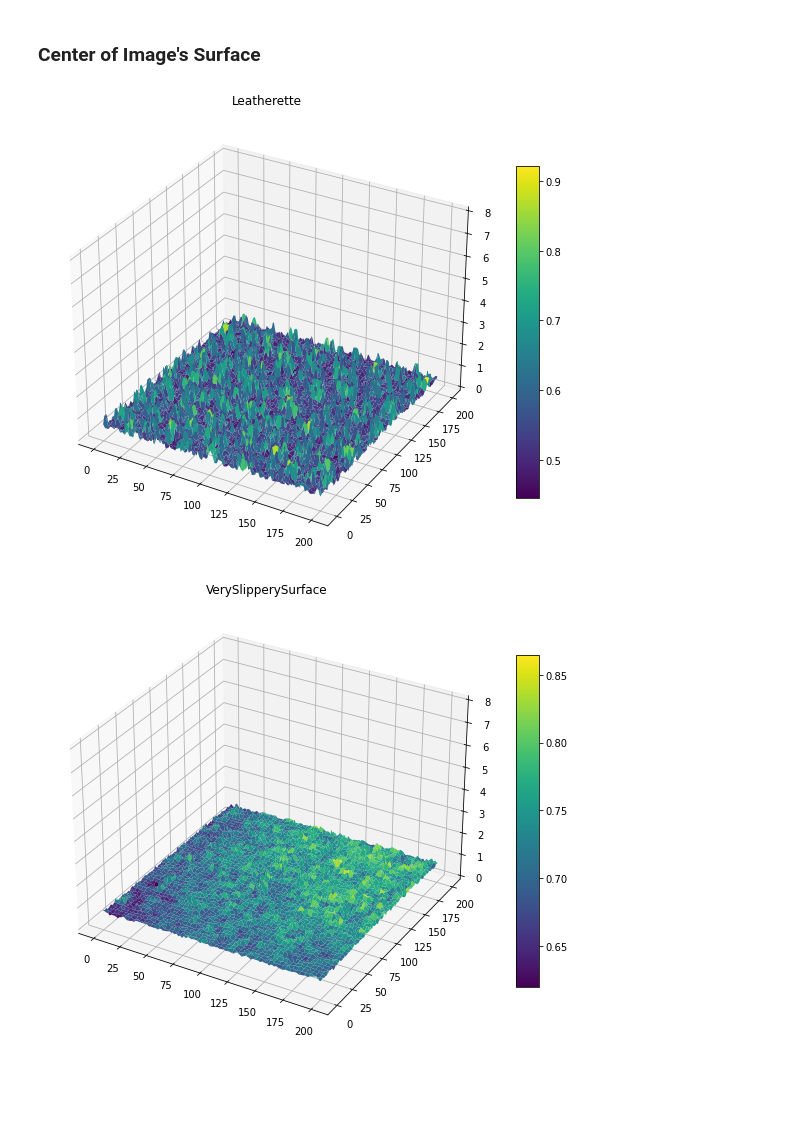
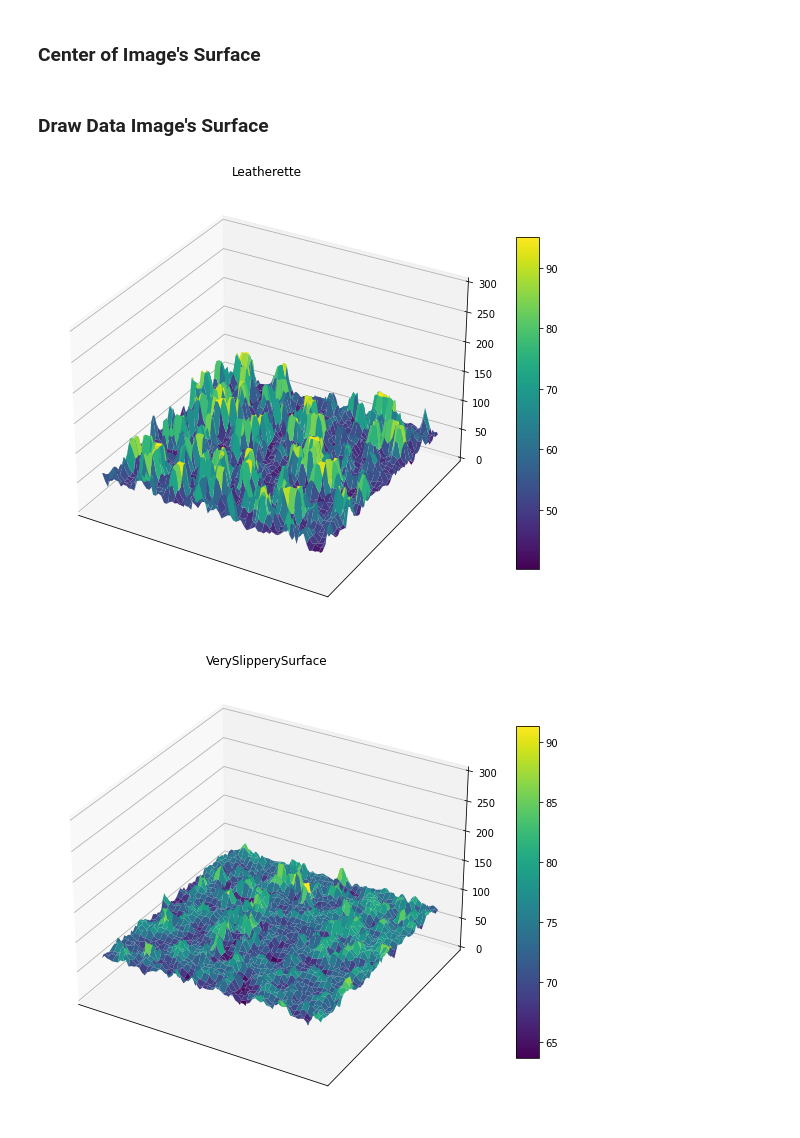
Before and after one commit to Kchanghun/CompareSurfaceRoughness, a Jupyter notebook: CompareSurfaceRoughness.ipynb, the cells around one changed output. Saved outputs shown, nothing was run; the diff lists cells and outputs as text; code cells hidden in the pictures; blank space fills up the shorter version.

```diff
--- a/CompareSurfaceRoughness.ipynb
+++ b/CompareSurfaceRoughness.ipynb
@@ -75,7 +75,7 @@ def draw_surface(title,grayscaledImg, tile_size, set_zlim):
     cutted_width = grayscaledImg.shape[1]//2
     cutted_height = grayscaledImg.shape[0]//2
 
-    Z = grayscaledImg[cutted_height-tile_size:cutted_height+tile_size,cutted_width-tile_size:cutted_width+tile_size]
+    Z = grayscaledImg[cutted_height-tile_size:cutted_height+tile_size,cutted_width-tile_size:cutted_width+tile_size]*100
 
     x = np.linspace(0,Z.shape[1],Z.shape[1])
     y = np.linspace(0,Z.shape[0],Z.shape[0])
@@ -86,11 +86,16 @@ def draw_surface(title,grayscaledImg, tile_size, set_zlim):
     fig.colorbar(surf, shrink=0.6, aspect=15)
     ax.set_zlim(set_zlim)
 
+    plt.xticks([])
+    plt.yticks([])
+
     plt.title(title)
     plt.tight_layout()
+# %% [markdown]
+### Draw Data Image's Surface
 # %%
-draw_surface('Leatherette',Gray_Leatherette,100,(0,8))
-draw_surface('VerySlipperySurface',Gray_VerySlipperySurface,100,(0,8))
+draw_surface('Leatherette',Gray_Leatherette,40,(0,300))
+draw_surface('VerySlipperySurface',Gray_VerySlipperySurface,40,(0,300))
 # %% [output]
-[figure, old version]
+[figure, new version]
-[figure, old version]
+[figure, new version]
```
